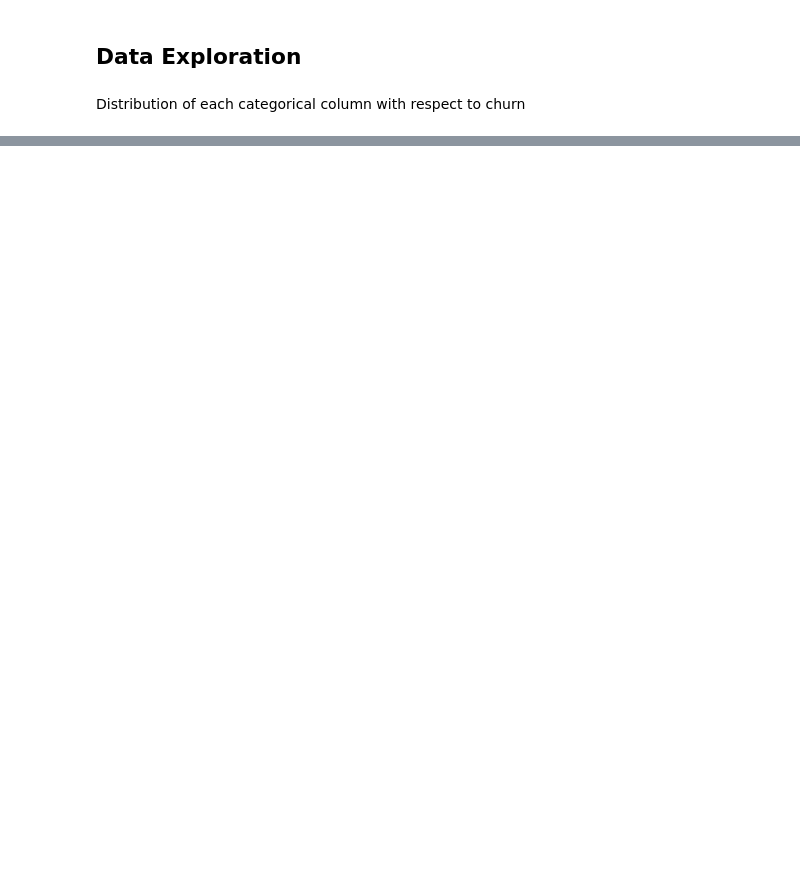
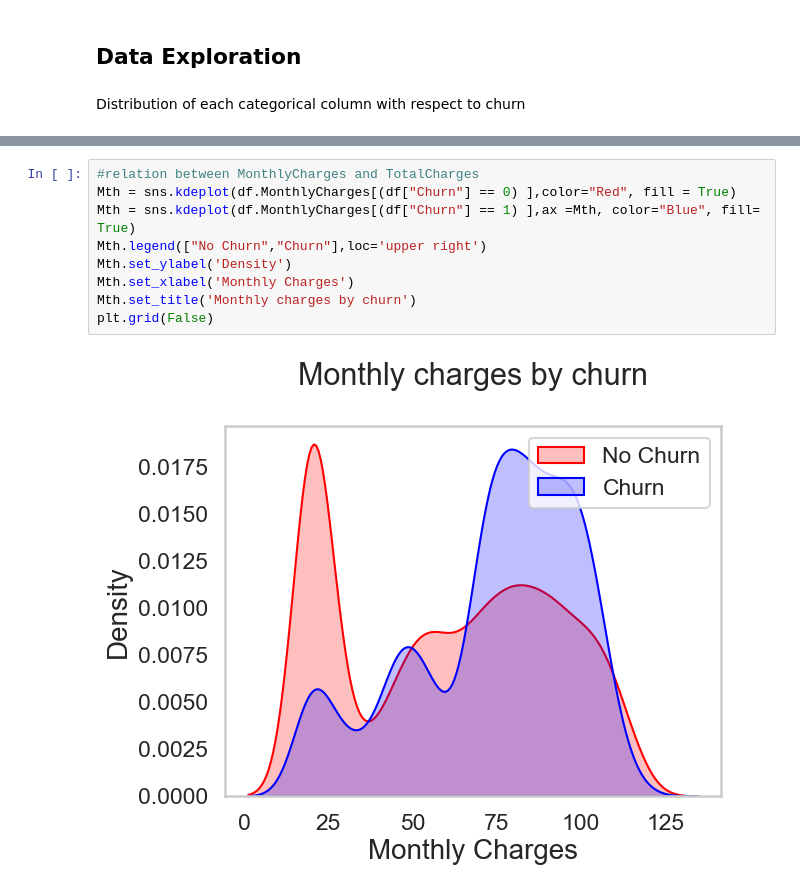
Before and after one commit to snehuvarbhe/Telecom-churn-analysis-and-prediction, a Jupyter notebook: churn_analysis.ipynb, the cells around one changed output, grey strips where cells are left out. Cells and saved outputs as stored; diff of their text form; blank space fills up the shorter version.

```diff
--- a/churn_analysis.ipynb
+++ b/churn_analysis.ipynb
@@ -473,0 +477,11 @@ df.head()
+# %%
+#relation between MonthlyCharges and TotalCharges
+Mth = sns.kdeplot(df.MonthlyCharges[(df["Churn"] == 0) ],color="Red", fill = True)
+Mth = sns.kdeplot(df.MonthlyCharges[(df["Churn"] == 1) ],ax =Mth, color="Blue", fill= True)
+Mth.legend(["No Churn","Churn"],loc='upper right')
+Mth.set_ylabel('Density')
+Mth.set_xlabel('Monthly Charges')
+Mth.set_title('Monthly charges by churn')
+plt.grid(False)
+# %% [output]
+[figure, added]
```
Also changed, not shown: parts of 12 cells of this notebook.
